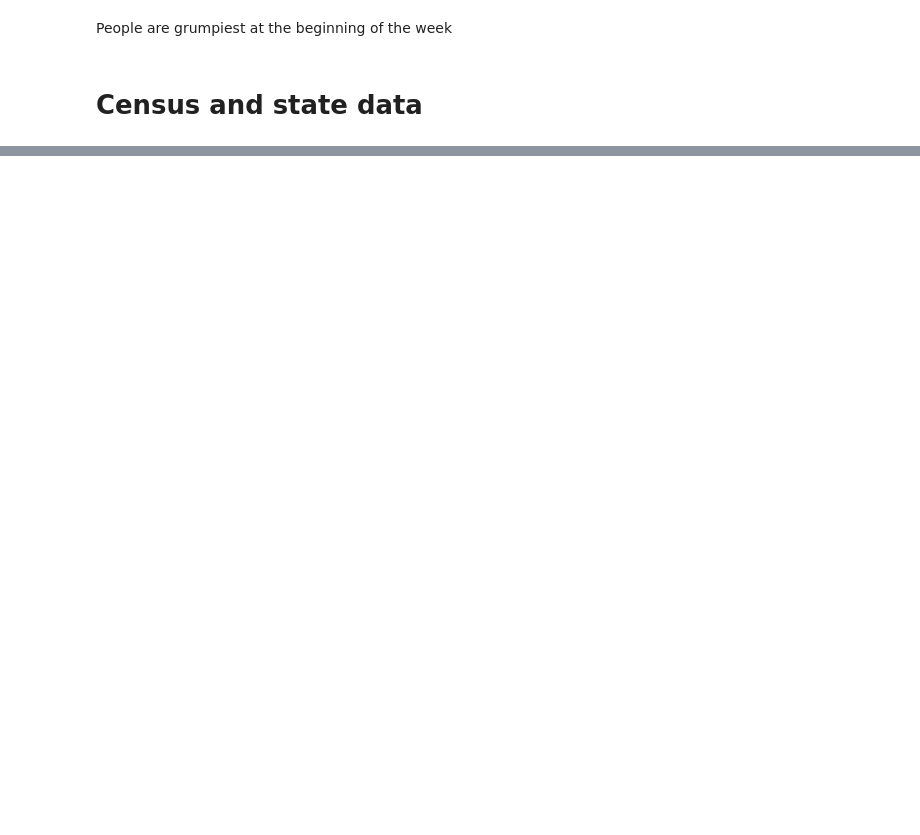
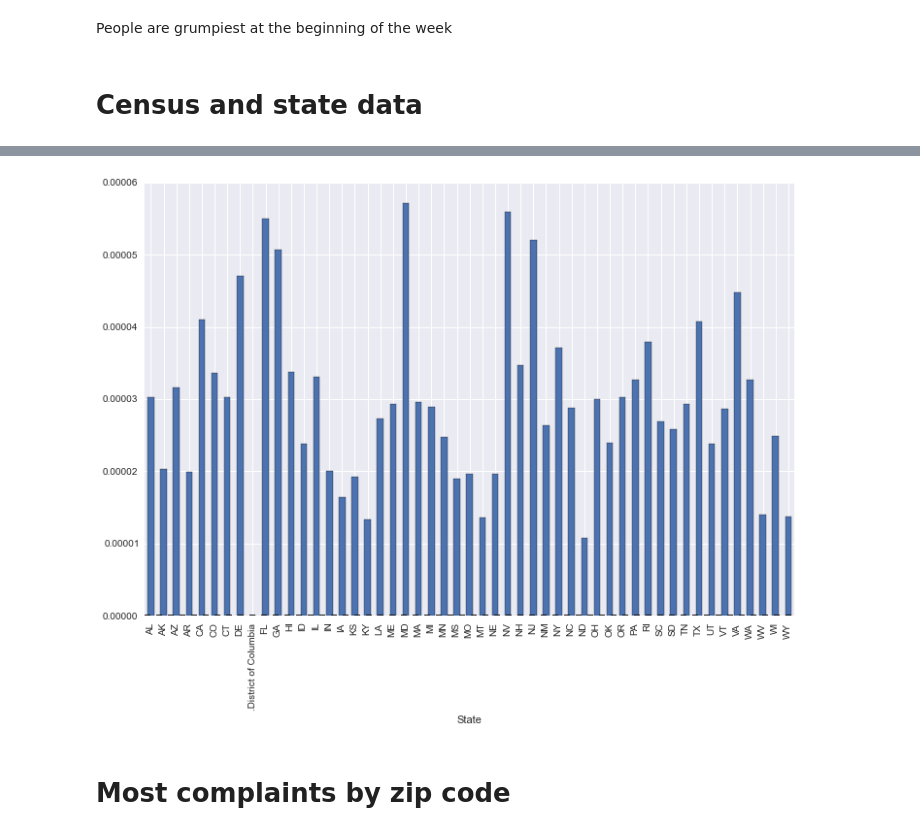
Before and after one commit to tiyd-python-2015-01/consumer-complaints, a Jupyter notebook: CFPB data.ipynb, the cells around one changed output, grey strips where cells are left out. Cells and saved outputs as stored; diff of their text form; code cells hidden in the pictures; blank space fills up the shorter version.

```diff
--- a/CFPB data.ipynb
+++ b/CFPB data.ipynb
@@ -170,0 +247,8 @@ census_complaints.index[55]
+# %%
+per_capita["2014"] = per_capita["2014"].apply(remove_commas)
+# %%
+per_capita["2014"] = per_capita["2014"].astype(int)
+# %%
+per_capita["complaints per capita"] = per_capita["complaints"] / per_capita["2014"]
+# %%
+per_capita["complaints per capita"] = per_capita["complaints per capita"].replace("NaN", 0)
@@ -170,0 +272,7 @@ census_complaints.index[55]
+# %%
+per_capita["complaints per capita"].plot(kind="bar", figsize=(12,8))
+plt.show()
+# %% [output]
+[figure, added]
+# %% [markdown]
+# Most complaints by zip code
```
Also changed, not shown: parts of 30 cells of this notebook.
